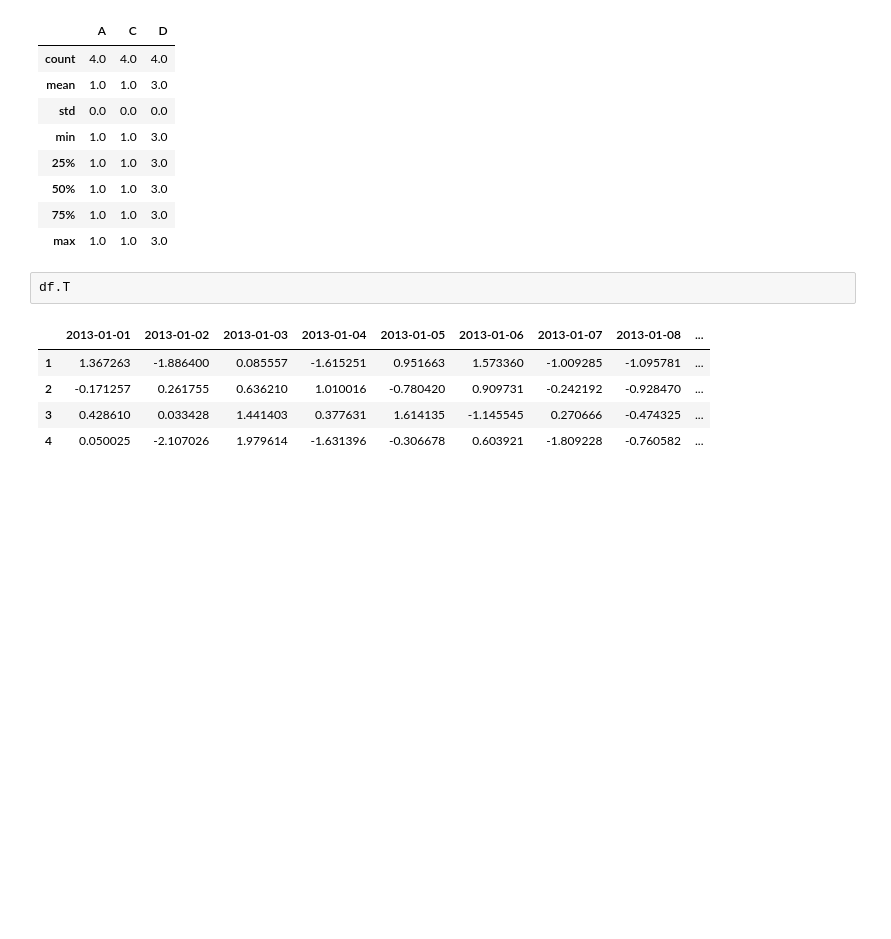
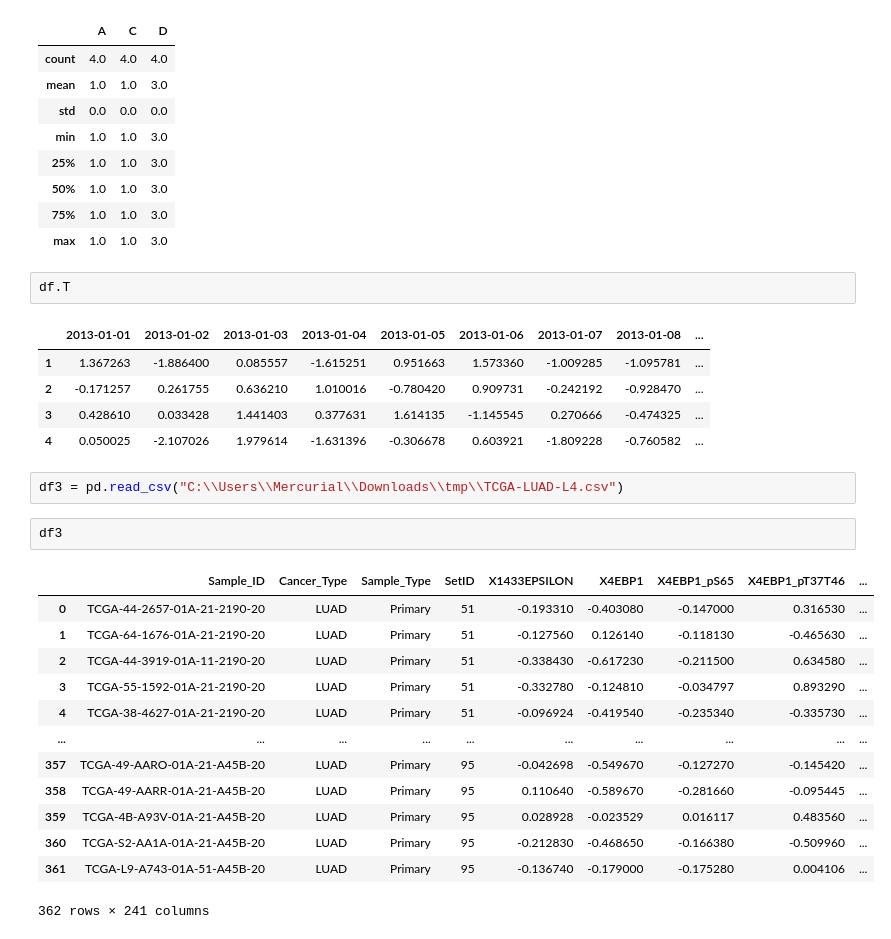
Before and after one commit to mwu228/Summer2021, a Jupyter notebook: Pandas Intro.ipynb, the cells around one changed output. Drawn from its saved outputs; the diff is of its cells as text; blank space fills up the shorter version.

```diff
--- a/Pandas Intro.ipynb
+++ b/Pandas Intro.ipynb
@@ -152,3 +152,21 @@ df.T
 | 2 | -0.171257 | 0.261755 | 0.636210 | 1.010016 | -0.780420 | 0.909731 | -0.242192 | -0.928470 | ... |
 | 3 | 0.428610 | 0.033428 | 1.441403 | 0.377631 | 1.614135 | -1.145545 | 0.270666 | -0.474325 | ... |
 | 4 | 0.050025 | -2.107026 | 1.979614 | -1.631396 | -0.306678 | 0.603921 | -1.809228 | -0.760582 | ... |
+# %%
+df3 = pd.read_csv("C:\\Users\\Mercurial\\Downloads\\tmp\\TCGA-LUAD-L4.csv")
+# %%
+df3
+# %% [output]
+|  | Sample_ID | Cancer_Type | Sample_Type | SetID | X1433EPSILON | X4EBP1 | X4EBP1_pS65 | X4EBP1_pT37T46 | ... |
+| 0 | TCGA-44-2657-01A-21-2190-20 | LUAD | Primary | 51 | -0.193310 | -0.403080 | -0.147000 | 0.316530 | ... |
+| 1 | TCGA-64-1676-01A-21-2190-20 | LUAD | Primary | 51 | -0.127560 | 0.126140 | -0.118130 | -0.465630 | ... |
+| 2 | TCGA-44-3919-01A-11-2190-20 | LUAD | Primary | 51 | -0.338430 | -0.617230 | -0.211500 | 0.634580 | ... |
+| 3 | TCGA-55-1592-01A-21-2190-20 | LUAD | Primary | 51 | -0.332780 | -0.124810 | -0.034797 | 0.893290 | ... |
+| 4 | TCGA-38-4627-01A-21-2190-20 | LUAD | Primary | 51 | -0.096924 | -0.419540 | -0.235340 | -0.335730 | ... |
+| ... | ... | ... | ... | ... | ... | ... | ... | ... | ... |
+| 357 | TCGA-49-AARO-01A-21-A45B-20 | LUAD | Primary | 95 | -0.042698 | -0.549670 | -0.127270 | -0.145420 | ... |
+| 358 | TCGA-49-AARR-01A-21-A45B-20 | LUAD | Primary | 95 | 0.110640 | -0.589670 | -0.281660 | -0.095445 | ... |
+| 359 | TCGA-4B-A93V-01A-21-A45B-20 | LUAD | Primary | 95 | 0.028928 | -0.023529 | 0.016117 | 0.483560 | ... |
+| 360 | TCGA-S2-AA1A-01A-21-A45B-20 | LUAD | Primary | 95 | -0.212830 | -0.468650 | -0.166380 | -0.509960 | ... |
+| 361 | TCGA-L9-A743-01A-51-A45B-20 | LUAD | Primary | 95 | -0.136740 | -0.179000 | -0.175280 | 0.004106 | ... |
+362 rows × 241 columns
```
Also changed, not shown: parts of 10 cells of this notebook.
